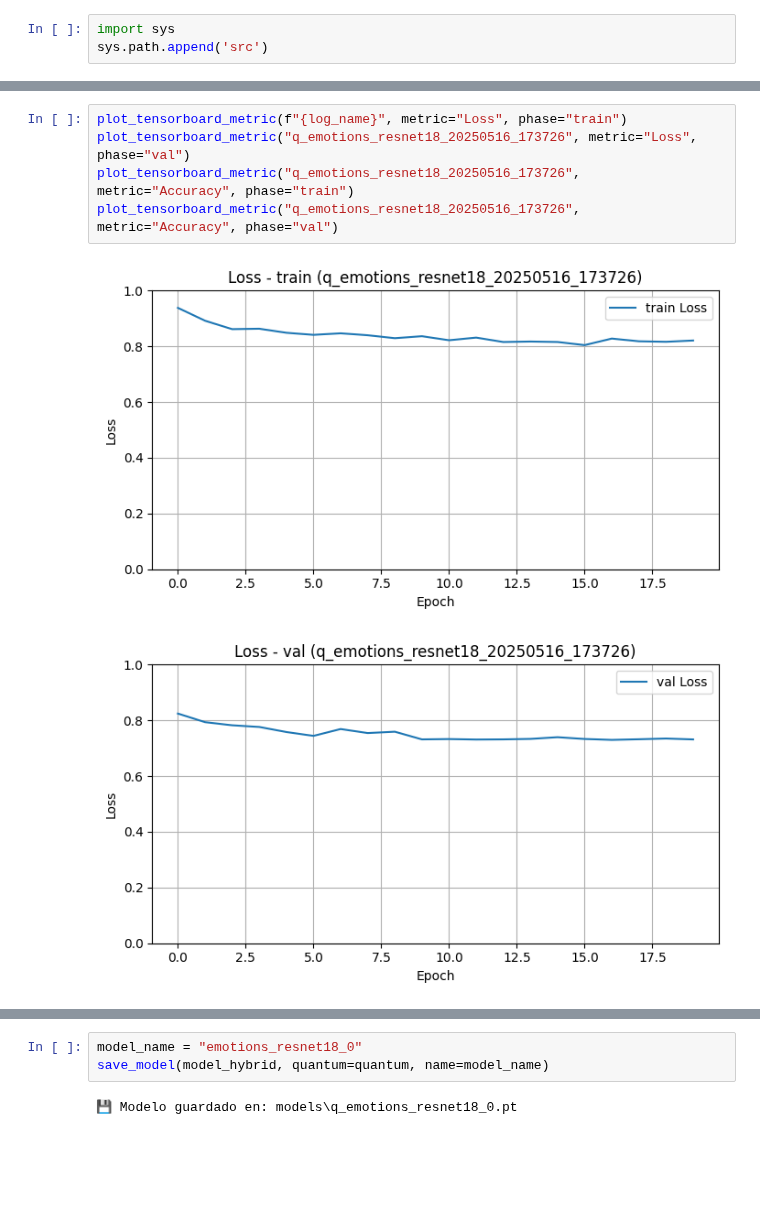
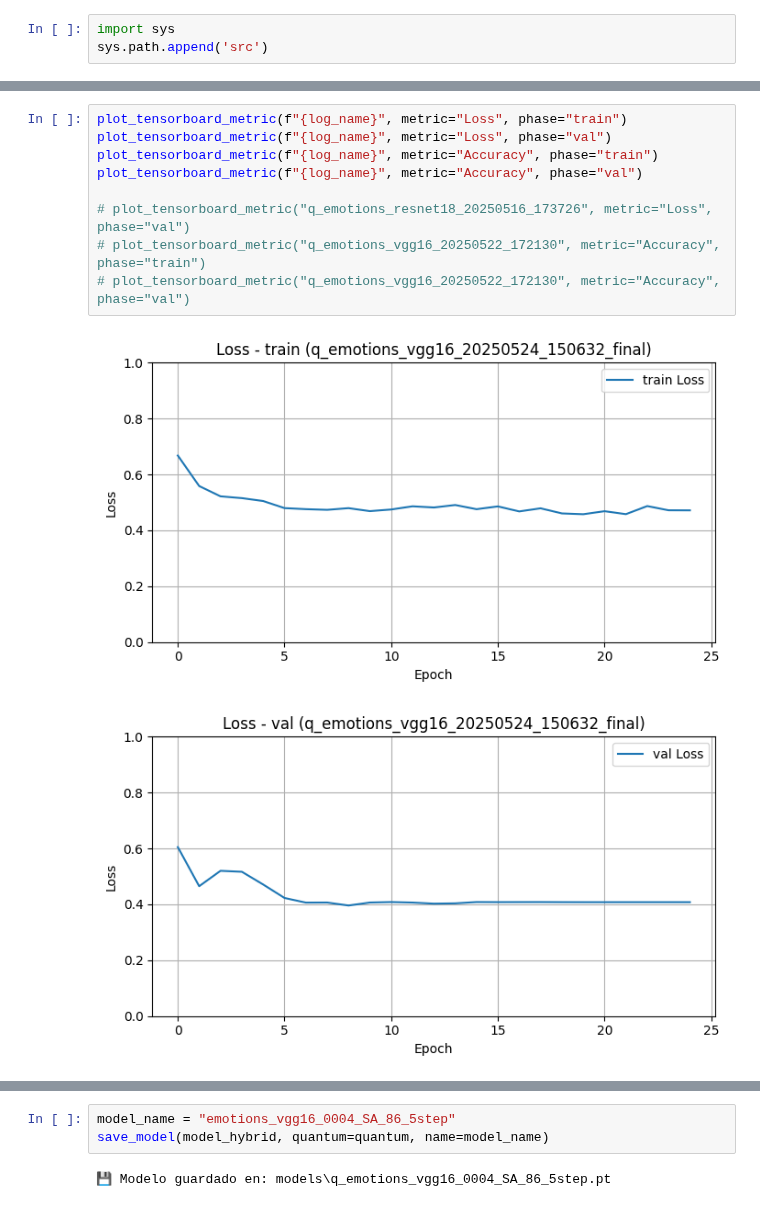
Before and after one commit to lburdman/qnn-transfer-learning, a Jupyter notebook: crema-d.ipynb, the cells around one changed output, grey strips where cells are left out. Drawn from its saved outputs; the diff is of its cells as text; blank space fills up the shorter version.

```diff
--- a/crema-d.ipynb
+++ b/crema-d.ipynb
@@ -159,8 +227,12 @@ Phase: val Epoch: 20/20 Loss: 0.7315 Acc: 0.6400: 0.0690s
 # %%
 plot_tensorboard_metric(f"{log_name}", metric="Loss", phase="train")
-plot_tensorboard_metric("q_emotions_resnet18_20250516_173726", metric="Loss", phase="val")
-plot_tensorboard_metric("q_emotions_resnet18_20250516_173726", metric="Accuracy", phase="train")
-plot_tensorboard_metric("q_emotions_resnet18_20250516_173726", metric="Accuracy", phase="val")
+plot_tensorboard_metric(f"{log_name}", metric="Loss", phase="val")
+plot_tensorboard_metric(f"{log_name}", metric="Accuracy", phase="train")
+plot_tensorboard_metric(f"{log_name}", metric="Accuracy", phase="val")
+
+# plot_tensorboard_metric("q_emotions_resnet18_20250516_173726", metric="Loss", phase="val")
+# plot_tensorboard_metric("q_emotions_vgg16_20250522_172130", metric="Accuracy", phase="train")
+# plot_tensorboard_metric("q_emotions_vgg16_20250522_172130", metric="Accuracy", phase="val")
 # %% [output]
-[figure, old version]
+[figure, new version]
-[figure, old version]
+[figure, new version]
@@ -169,5 +241,5 @@ plot_tensorboard_metric("q_emotions_resnet18_20250516_173726", metric="Accuracy"
 # %%
-model_name = "emotions_resnet18_0"
+model_name = "emotions_vgg16_0004_SA_86_5step"
 save_model(model_hybrid, quantum=quantum, name=model_name)
 # %% [output]
-💾 Modelo guardado en: models\q_emotions_resnet18_0.pt
+💾 Modelo guardado en: models\q_emotions_vgg16_0004_SA_86_5step.pt
```
Also changed, not shown: parts of 10 cells of this notebook, 2 other files.
